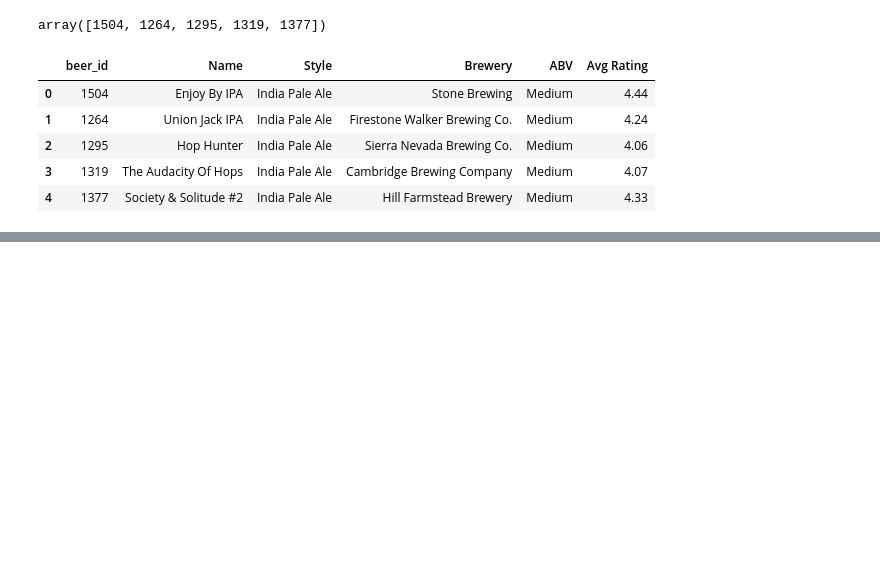
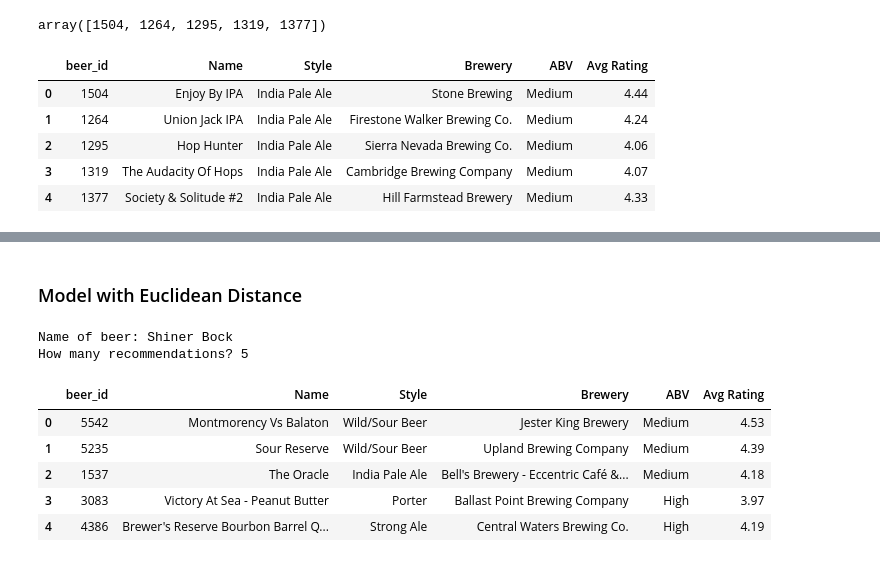
Before and after one commit to ashlidougherty/Beer-Recommender, a Jupyter notebook: ContentBasedRecs.ipynb, the cells around one changed output, grey strips where cells are left out. Cells and saved outputs as stored; diff of their text form; code cells hidden in the pictures; blank space fills up the shorter version.

```diff
--- a/ContentBasedRecs.ipynb
+++ b/ContentBasedRecs.ipynb
@@ -501,0 +492,27 @@ How many recommendations? 5
+# %% [markdown]
+### Model with Euclidean Distance
+# %%
+def beer_recommender2():
+    name = input('Name of beer: ')
+    beer = df_meta_data.index[df_meta_data['Name'] == name]
+    n_recs = int(input('How many recommendations? '))
+
+    y = np.array(model_df.loc[beer]).reshape(1,-1)
+    euclid = euclidean_distances(model_df, y)
+    euclid = pd.DataFrame(data=euclid, index = model_df.index)
+    euclid.sort_values(by = 0, ascending = False, inplace=True)
+    results = euclid.index.values[1:n_recs+1]
+    results_df = df_meta_data.loc[results]
+    results_df.reset_index(inplace=True)
+    return results_df
+# %%
+beer_recommender2()
+# %% [output]
+Name of beer: Shiner Bock
+How many recommendations? 5
+|  | beer_id | Name | Style | Brewery | ABV | Avg Rating |
+| 0 | 5542 | Montmorency Vs Balaton | Wild/Sour Beer | Jester King Brewery | Medium | 4.53 |
+| 1 | 5235 | Sour Reserve | Wild/Sour Beer | Upland Brewing Company | Medium | 4.39 |
+| 2 | 1537 | The Oracle | India Pale Ale | Bell's Brewery - Eccentric Café &... | Medium | 4.18 |
+| 3 | 3083 | Victory At Sea - Peanut Butter | Porter | Ballast Point Brewing Company | High | 3.97 |
+| 4 | 4386 | Brewer's Reserve Bourbon Barrel Q... | Strong Ale | Central Waters Brewing Co. | High | 4.19 |
```
Also changed, not shown: parts of 37 cells of this notebook.
